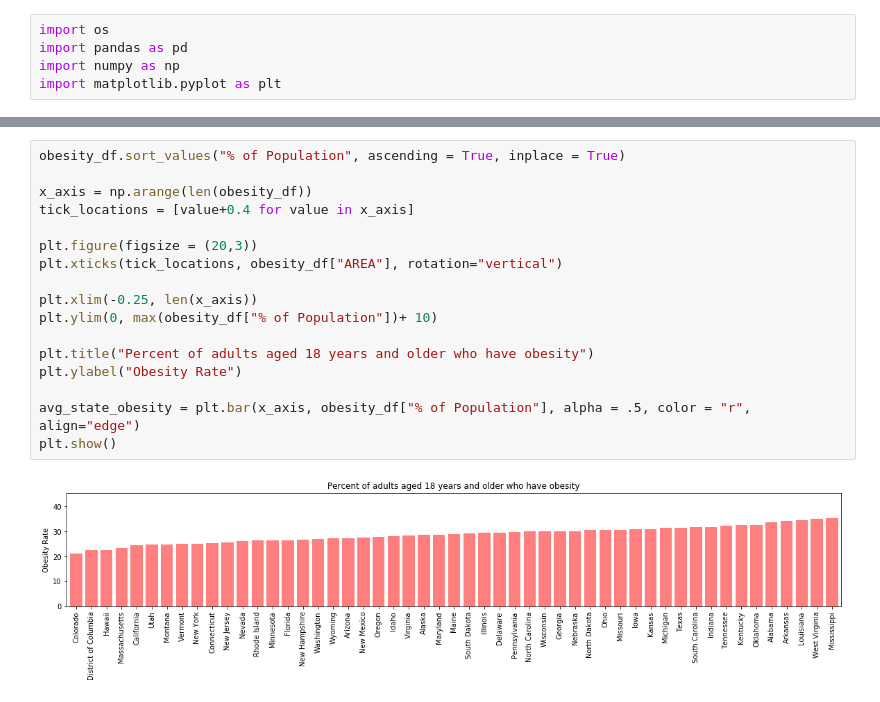
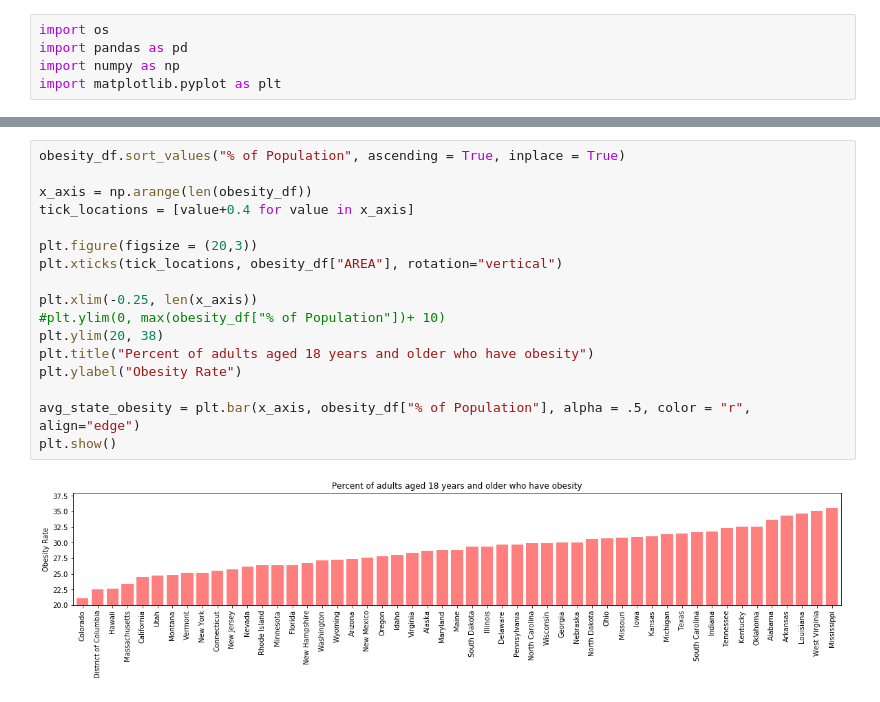
Before and after one commit to dan-brueckman/Group-Project1, a Jupyter notebook: Nutrition, Exercise and Obesity.ipynb, the cells around one changed output, grey strips where cells are left out. Saved outputs shown, nothing was run; the diff lists cells and outputs as text.

```diff
--- a/Nutrition, Exercise and Obesity.ipynb
+++ b/Nutrition, Exercise and Obesity.ipynb
@@ -137,19 +75,19 @@ obesity_df
 # %%
 obesity_df.sort_values("% of Population", ascending = True, inplace = True)
 
 x_axis = np.arange(len(obesity_df))
 tick_locations = [value+0.4 for value in x_axis]
 
 plt.figure(figsize = (20,3))
 plt.xticks(tick_locations, obesity_df["AREA"], rotation="vertical")
 
 plt.xlim(-0.25, len(x_axis))
-plt.ylim(0, max(obesity_df["% of Population"])+ 10)
-
+#plt.ylim(0, max(obesity_df["% of Population"])+ 10)
+plt.ylim(20, 38)
 plt.title("Percent of adults aged 18 years and older who have obesity")
 plt.ylabel("Obesity Rate")
 
 avg_state_obesity = plt.bar(x_axis, obesity_df["% of Population"], alpha = .5, color = "r", align="edge")
 plt.show()
 # %% [output]
-[figure, old version]
+[figure, new version]
```
Also changed, not shown: parts of 17 cells of this notebook, 1 other file.
